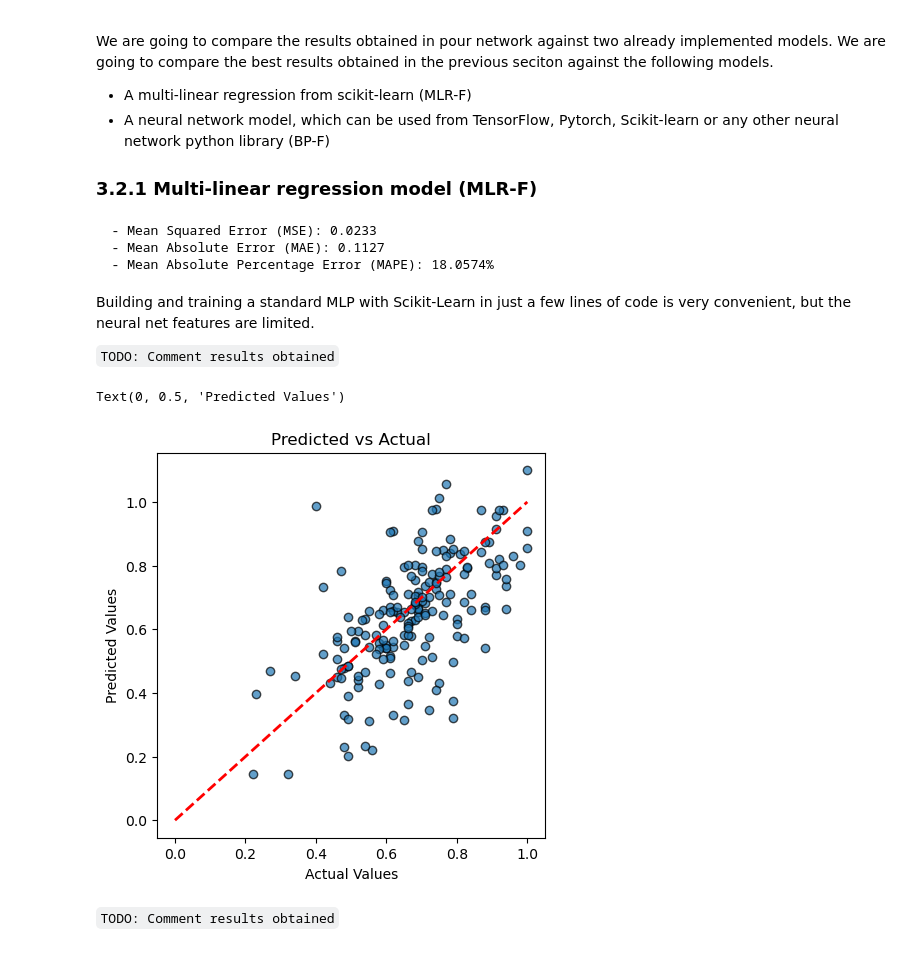
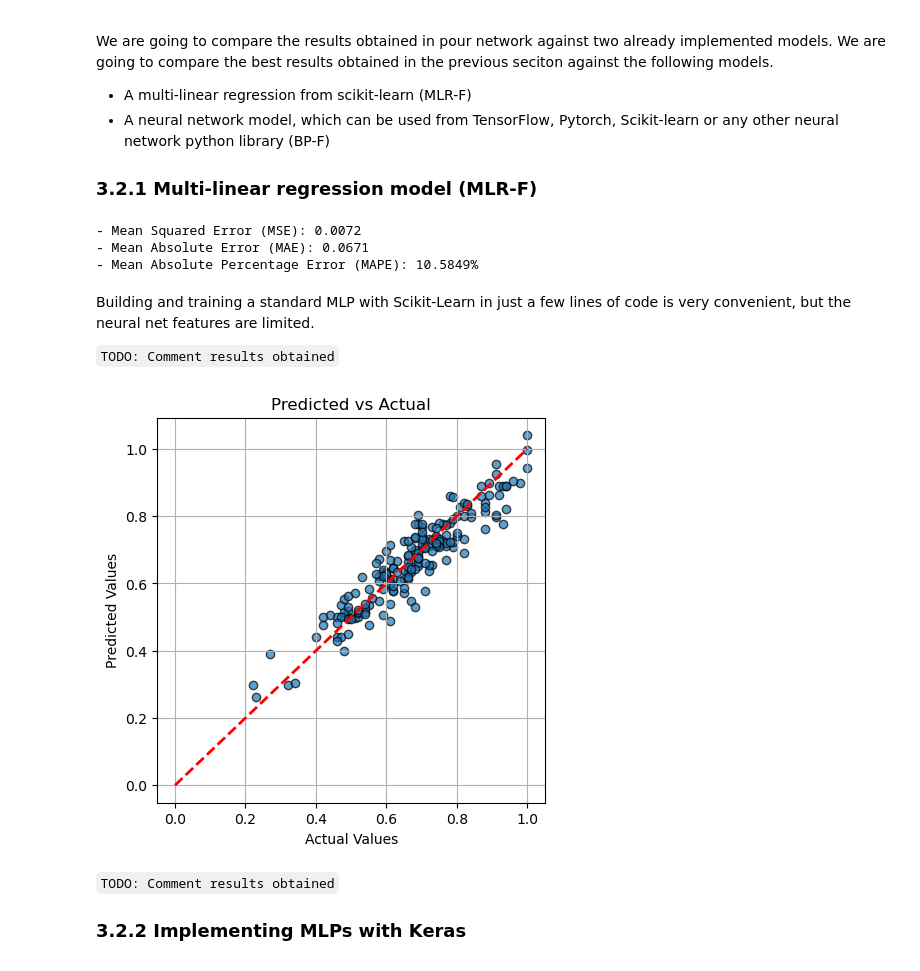
Before and after one commit to Danie1Arias/A1-DanielArias-BeatrizEnriquez, a Jupyter notebook: A1_DanielArias_BeatrizEnriquez.ipynb, the cells around one changed output. Cells and saved outputs as stored; diff of their text form; code cells hidden in the pictures.

Commit message:
MLP with Keras

````diff
--- a/A1_DanielArias_BeatrizEnriquez.ipynb
+++ b/A1_DanielArias_BeatrizEnriquez.ipynb
@@ -142,7 +140,7 @@ We are going to compare the results obtained in pour network against two already
 
 ### 3.2.1 Multi-linear regression model (MLR-F)
 # %%
-from sklearn.metrics import mean_squared_error, mean_absolute_error, r2_score
+from sklearn.metrics import mean_squared_error, mean_absolute_error
 from sklearn.neural_network import MLPRegressor
 from sklearn.model_selection import train_test_split
 from sklearn.pipeline import make_pipeline
@@ -151,6 +149,10 @@ import numpy as np
 
 X, y = df_encoded_scaled.drop("math score", axis=1), df_encoded_scaled["math score"]
 
+# Spit data in three sets (Train, Validation and Test)
+# Train set: Trains the model
+# Validation set: Tune hyperparameters and monitor performance to avoid overfitting
+# Test data: Measures the final performance of the model on unseen data
 X_train_full, X_test, y_train_full, y_test = train_test_split(X, y, random_state=42)
 X_train, X_valid, y_train, y_valid = train_test_split(X_train_full, y_train_full, random_state=42)
 
@@ -159,7 +161,9 @@ mlp_reg = MLPRegressor(
     activation='relu',
     solver='adam',
     max_iter=1000,
-    random_state=42
+    random_state=42,
+    early_stopping=True,
+    n_iter_no_change=20
 )
 
 # Creating a pipeling in this case is not necessary, but is common practice.
@@ -170,16 +174,15 @@ y_pred = pipeline.predict(X_valid)
 
 mse = mean_squared_error(y_valid, y_pred)
 mae = mean_absolute_error(y_valid, y_pred)
-mape = np.mean(np.abs((y_valid - y_pred) / y_valid)) * 100
-r2 = r2_score(y_valid, y_pred)
+mape = np.mean(np.abs((y_valid - y_pred) / np.where(y_valid == 0, 1, y_valid))) * 100
 
-print(f"  - Mean Squared Error (MSE): {mse:.4f}")
-print(f"  - Mean Absolute Error (MAE): {mae:.4f}")
-print(f"  - Mean Absolute Percentage Error (MAPE): {mape:.4f}%")
+print(f"- Mean Squared Error (MSE): {mse:.4f}")
+print(f"- Mean Absolute Error (MAE): {mae:.4f}")
+print(f"- Mean Absolute Percentage Error (MAPE): {mape:.4f}%")
 # %% [output]
-  - Mean Squared Error (MSE): 0.0233
-  - Mean Absolute Error (MAE): 0.1127
-  - Mean Absolute Percentage Error (MAPE): 18.0574%
+- Mean Squared Error (MSE): 0.0072
+- Mean Absolute Error (MAE): 0.0671
+- Mean Absolute Percentage Error (MAPE): 10.5849%
 # %% [markdown]
 Building and training a standard MLP with Scikit-Learn in just a few lines of code is very convenient, but the neural net features are limited.
 
@@ -187,14 +190,14 @@ Building and training a standard MLP with Scikit-Learn in just a few lines of co
 # %%
 plt.figure(figsize=(5, 5))
 plt.scatter(y_valid, y_pred, alpha=0.7, edgecolors='k')
 plt.plot([y.min(), y.max()], [y.min(), y.max()], 'r--', lw=2)
 plt.title('Predicted vs Actual')
 plt.xlabel('Actual Values')
 plt.ylabel('Predicted Values')
+plt.grid(True)
 # %% [output]
-Text(0, 0.5, 'Predicted Values')
-[figure, old version]
+[figure, new version]
 # %% [markdown]
 ``` TODO: Comment results obtained ```
 
-###
+### 3.2.2 Implementing MLPs with Keras
````
Also changed, not shown: parts of 5 cells of this notebook, 2 other files.
